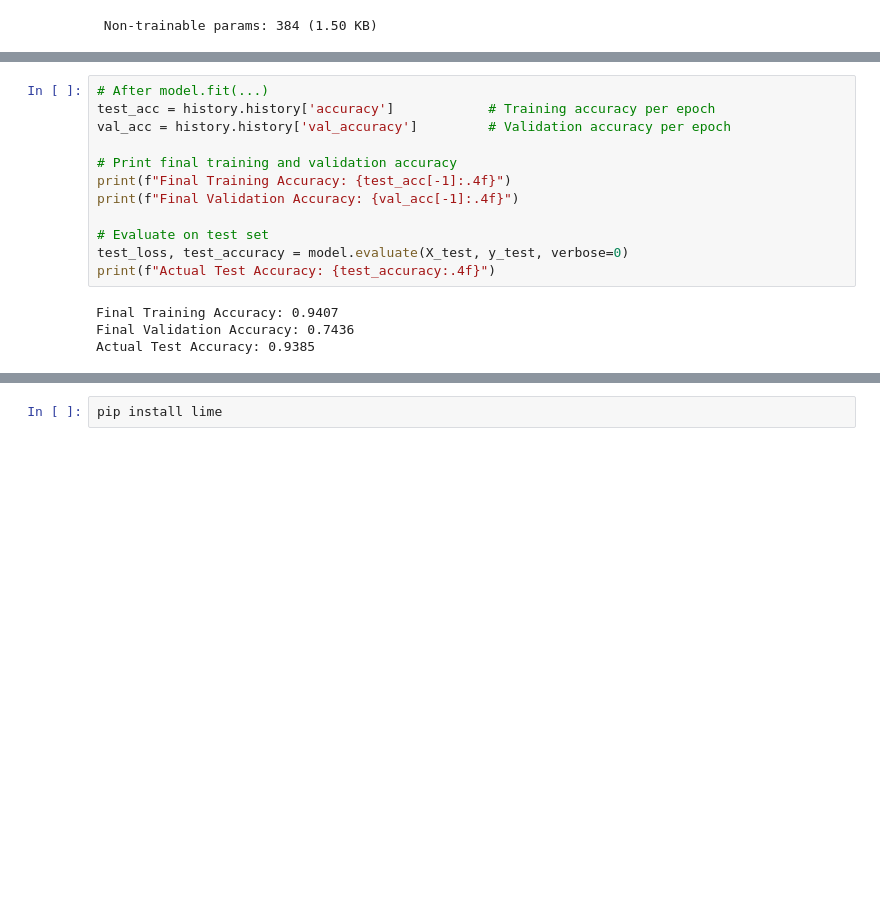
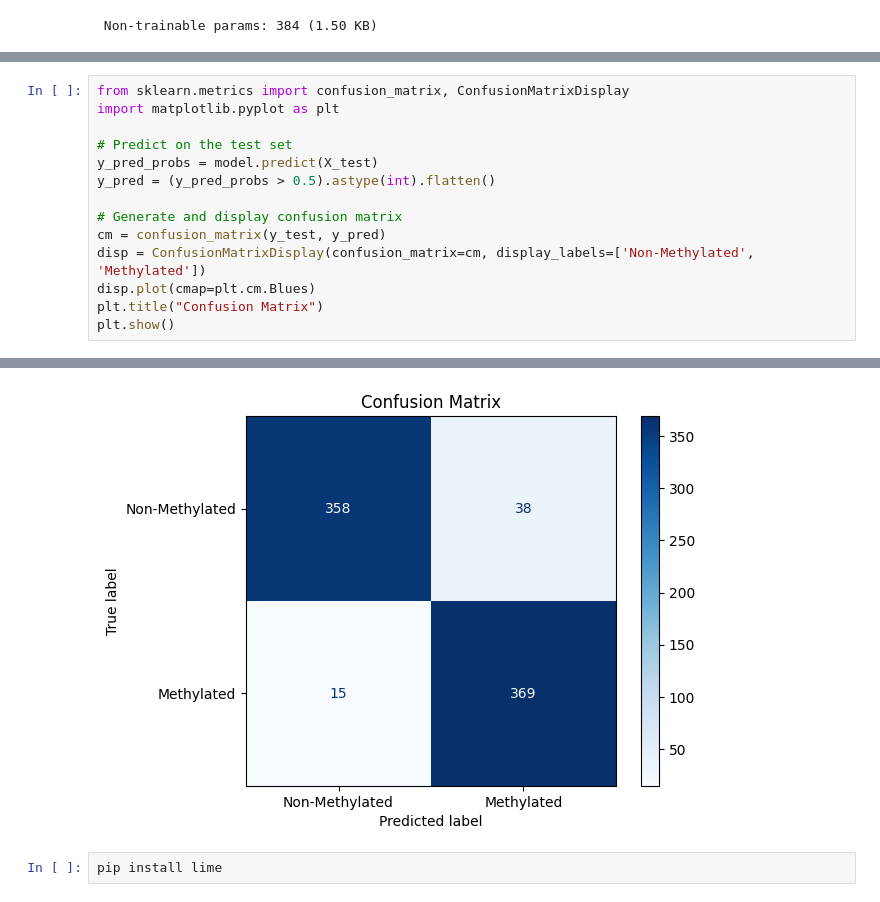
Before and after one commit to kavyavermaa/Prediction-of-Protein-methylation, a Jupyter notebook: proteinmethylation.ipynb, the cells around one changed output, grey strips where cells are left out. Cells and saved outputs as stored; diff of their text form; blank space fills up the shorter version.

```diff
--- a/proteinmethylation.ipynb
+++ b/proteinmethylation.ipynb
@@ -223,16 +242,15 @@ weighted avg       0.94      0.94      0.94       780
-# %%
-# After model.fit(...)
-test_acc = history.history['accuracy']            # Training accuracy per epoch
-val_acc = history.history['val_accuracy']         # Validation accuracy per epoch
-
-# Print final training and validation accuracy
-print(f"Final Training Accuracy: {test_acc[-1]:.4f}")
-print(f"Final Validation Accuracy: {val_acc[-1]:.4f}")
-
-# Evaluate on test set
-test_loss, test_accuracy = model.evaluate(X_test, y_test, verbose=0)
-print(f"Actual Test Accuracy: {test_accuracy:.4f}")
-# %% [output]
-Final Training Accuracy: 0.9407
-Final Validation Accuracy: 0.7436
-Actual Test Accuracy: 0.9385
+# %%
+from sklearn.metrics import confusion_matrix, ConfusionMatrixDisplay
+import matplotlib.pyplot as plt
+
+# Predict on the test set
+y_pred_probs = model.predict(X_test)
+y_pred = (y_pred_probs > 0.5).astype(int).flatten()
+
+# Generate and display confusion matrix
+cm = confusion_matrix(y_test, y_pred)
+disp = ConfusionMatrixDisplay(confusion_matrix=cm, display_labels=['Non-Methylated', 'Methylated'])
+disp.plot(cmap=plt.cm.Blues)
+plt.title("Confusion Matrix")
+plt.show()
+# %% [output]
@@ -239,3 +258,4 @@ Actual Test Accuracy: 0.9385
+[figure, added]
 # %%
 pip install lime
 # %% [output]
```
Also changed, not shown: parts of 9 cells of this notebook.
